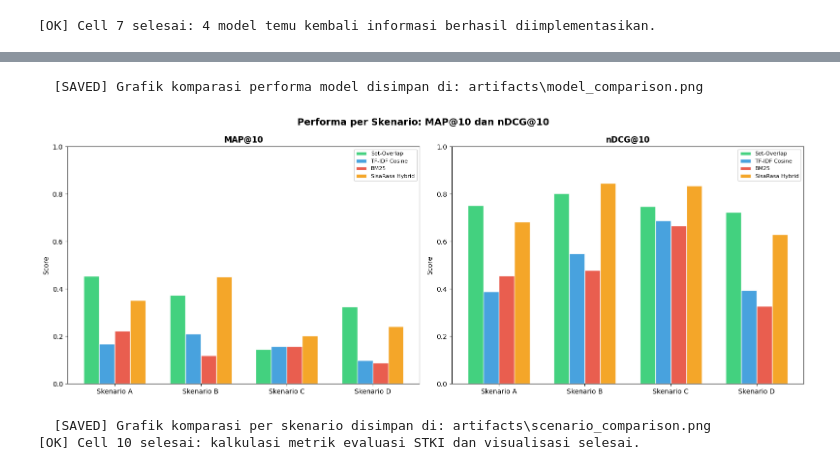
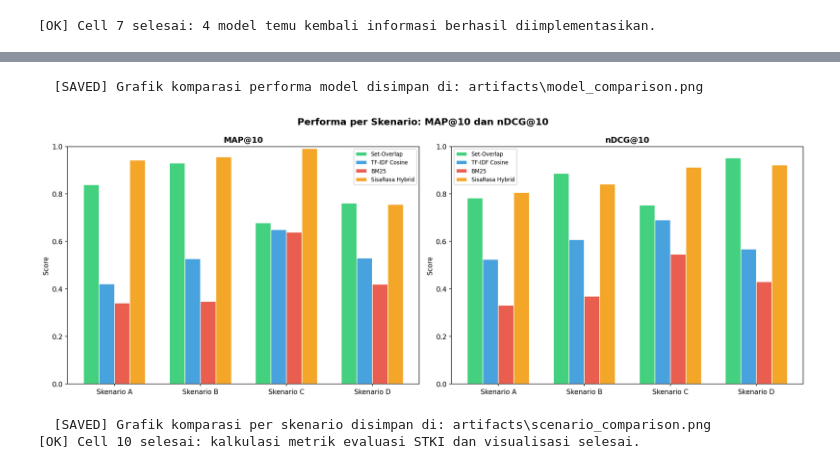
Before and after one commit to Elnathz/sisarasa, a Jupyter notebook: sisarasa_pipeline.ipynb, the cells around one changed output, grey strips where cells are left out. Drawn from its saved outputs; the diff is of its cells as text; code cells hidden in the pictures.

Commit message:
perf(pipeline): vectorize BM25, calibrate hybrid ranking, optimize single-pass evaluation, and update 68k corpus outputs

```diff
--- a/sisarasa_pipeline.ipynb
+++ b/sisarasa_pipeline.ipynb
@@ -1769,12 +1829,16 @@ print("[OK] Cell 9 selesai: 48 query benchmark dan matriks Qrels berhasil dibang
 # %%
 # ═══════════════════════════════════════════════════════════════════════════════
-# CELL 10: Mesin Evaluasi STKI (P@K, R@K, F1@K, MAP@10, MRR, nDCG@K) & Visualisasi
+# CELL 10: Mesin Evaluasi Metrik IR (P, R, F1, MAP@10, MRR, nDCG@5, nDCG@10)
 # ═══════════════════════════════════════════════════════════════════════════════
 
+import math
+from collections import defaultdict
+
+
 class IRMetricsEvaluator:
-    """Evaluator lengkap metrik STKI: P@K, R@K, F1@K, MAP@K, MRR, nDCG@K, Latency."""
+    """Mesin kalkulasi metrik Information Retrieval terstandardisasi TREC."""
 
-    BINARY_THRESHOLD = 2  # Grade >= 2 is considered relevant for binary metrics
+    BINARY_THRESHOLD = 2  # Grade >= 2 dinilai relevan untuk metrik biner
 
     @staticmethod
     def precision_at_k(retrieved_grades: List[int], k: int, threshold: int = 2) -> float:
@@ -1794,20 +1858,20 @@ class IRMetricsEvaluator:
     def f1_at_k(precision: float, recall: float) -> float:
         if precision + recall == 0:
             return 0.0
-        return 2 * precision * recall / (precision + recall)
+        return 2 * (precision * recall) / (precision + recall)
 
     @staticmethod
     def average_precision_at_k(retrieved_grades: List[int], k: int, total_relevant: int, threshold: int = 2) -> float:
         if total_relevant == 0:
             return 0.0
         top = retrieved_grades[:k]
-        ap = 0.0
-        relevant_count = 0
+        num_rel = 0
+        sum_prec = 0.0
         for i, g in enumerate(top):
             if g >= threshold:
-                relevant_count += 1
-                ap += relevant_count / (i + 1)
-        return ap / total_relevant
+                num_rel += 1
+                sum_prec += num_rel / (i + 1)
+        return sum_prec / min(k, total_relevant)
 
     @staticmethod
     def reciprocal_rank(retrieved_grades: List[int], threshold: int = 2) -> float:
@@ -1827,7 +1891,6 @@ class IRMetricsEvaluator:
     @staticmethod
     def ndcg_at_k(retrieved_grades: List[int], k: int, all_grades: List[int]) -> float:
         dcg = IRMetricsEvaluator.dcg_at_k(retrieved_grades, k)
-        # Ideal: sort all grades descending
         ideal = sorted(all_grades, reverse=True)
         idcg = IRMetricsEvaluator.dcg_at_k(ideal, k)
         if idcg == 0:
@@ -1835,67 +1898,62 @@ class IRMetricsEvaluator:
         return dcg / idcg
 
     def evaluate_model(self, model: BaseRetriever, queries: List[Dict],
-                       qrels: Dict[str, Dict[str, int]], k_values: List[int] = [5, 10]) -> Dict:
-        """Evaluate a single model across all queries."""
-        results = {f"P@{k}": [] for k in k_values}
-        results.update({f"R@{k}": [] for k in k_values})
-        results.update({f"F1@{k}": [] for k in k_values})
-        results["MAP@10"] = []
-        results["MRR"] = []
-        results.update({f"nDCG@{k}": [] for k in k_values})
-        results["Latency (ms)"] = []
-
+                       qrels: Dict[str, Dict[str, int]], k_values: List[int] = [5, 10]) -> Tuple[Dict, Dict[str, Dict]]:
+        """Evaluasi model satu kali jalan (single-pass) untuk seluruh query,
+        menghasilkan metrik overall dan breakdown per skenario secara simultan.
+        """
         max_k = max(k_values)
+        per_query_records = []
 
         for q_info in queries:
             qid = q_info["query_id"]
             qtxt = q_info["query_text"]
+            scenario = q_info.get("scenario", "default")
             q_qrels = qrels.get(qid, {})
 
-            # Retrieve
+            # Retrieve satu kali saja per query
             t0 = time.perf_counter()
             retrieved = model.retrieve(qtxt, top_k=max_k)
             t1 = time.perf_counter()
             latency_ms = (t1 - t0) * 1000
 
-            # Get grades for retrieved docs
+            # Nilai relevance grade
             retrieved_grades = [q_qrels.get(doc_id, 0) for doc_id, _ in retrieved]
-            # Pad if fewer results
             while len(retrieved_grades) < max_k:
                 retrieved_grades.append(0)
 
-            # All relevant docs in qrels for this query
             all_grades_in_qrels = list(q_qrels.values())
             total_relevant = sum(1 for g in all_grades_in_qrels if g >= self.BINARY_THRESHOLD)
 
+            m = {}
             for k in k_values:
                 p = self.precision_at_k(retrieved_grades, k)
                 r = self.recall_at_k(retrieved_grades, k, total_relevant)
                 f1 = self.f1_at_k(p, r)
                 ndcg = self.ndcg_at_k(retrieved_grades, k, all_grades_in_qrels)
-                results[f"P@{k}"].append(p)
-                results[f"R@{k}"].append(r)
-                results[f"F1@{k}"].append(f1)
-                results[f"nDCG@{k}"].append(ndcg)
+                m[f"P@{k}"] = p
+                m[f"R@{k}"] = r
+                m[f"F1@{k}"] = f1
+                m[f"nDCG@{k}"] = ndcg
 
-            ap10 = self.average_precision_at_k(retrieved_grades, 10, total_relevant)
-            rr = self.reciprocal_rank(retrieved_grades)
-            results["MAP@10"].append(ap10)
-            results["MRR"].append(rr)
-            results["Latency (ms)"].append(latency_ms)
+            m["MAP@10"] = self.average_precision_at_k(retrieved_grades, 10, total_relevant)
+            m["MRR"] = self.reciprocal_rank(retrieved_grades)
+            m["Latency (ms)"] = latency_ms
 
-        # Average
-        return {metric: round(np.mean(vals), 4) for metric, vals in results.items()}
+            per_query_records.append({"scenario": scenario, **m})
 
-    def evaluate_model_by_scenario(self, model: BaseRetriever, queries: List[Dict],
-                                   qrels: Dict, k_values: List[int] = [5, 10]) -> Dict[str, Dict]:
-        """Evaluate model per scenario."""
-        scenarios = sorted(set(q["scenario"] for q in queries))
-        results_per_scenario = {}
-        for scenario in scenarios:
-            sq = [q for q in queries if q["scenario"] == scenario]
-            results_per_scenario[scenario] = self.evaluate_model(model, sq, qrels, k_values)
-        return results_per_scenario
+        df_records = pd.DataFrame(per_query_records)
+        metric_cols = [c for c in df_records.columns if c != "scenario"]
+
+        # Rata-rata keseluruhan (Overall)
+        overall = {metric: round(df_records[metric].mean(), 4) for metric in metric_cols}
+
+        # Rata-rata per-skenario
+        scenario_results = {}
+        for sc, group in df_records.groupby("scenario"):
+            scenario_results[sc] = {metric: round(group[metric].mean(), 4) for metric in metric_cols}
+
+        return overall, scenario_results
 
 
 # ── Run Evaluation ───────────────────────────────────────────────────────────
@@ -1907,8 +1965,9 @@ scenario_results = {}
 
 for model_name, model in models.items():
     print(f"  Evaluating {model_name} ...")
-    overall_results[model_name] = evaluator.evaluate_model(model, benchmark_queries, all_qrels)
-    scenario_results[model_name] = evaluator.evaluate_model_by_scenario(model, benchmark_queries, all_qrels)
+    ov, sc = evaluator.evaluate_model(model, benchmark_queries, all_qrels)
+    overall_results[model_name] = ov
+    scenario_results[model_name] = sc
 
 # ── Overall Comparison Table ─────────────────────────────────────────────────
 print("\n" + "═" * 80)
@@ -2009,5 +2068,5 @@ SisaRasa Hybrid  0.5833  0.5333  0.2037  0.2977  0.2391  0.3044  0.2416  0.7083
   [SAVED] Grafik komparasi performa model disimpan di: artifacts\model_comparison.png
-[figure, old version]
+[figure, new version]
   [SAVED] Grafik komparasi per skenario disimpan di: artifacts\scenario_comparison.png
 [OK] Cell 10 selesai: kalkulasi metrik evaluasi STKI dan visualisasi selesai.
 # %%
```
Also changed, not shown: parts of 7 cells of this notebook, 5 other files.
